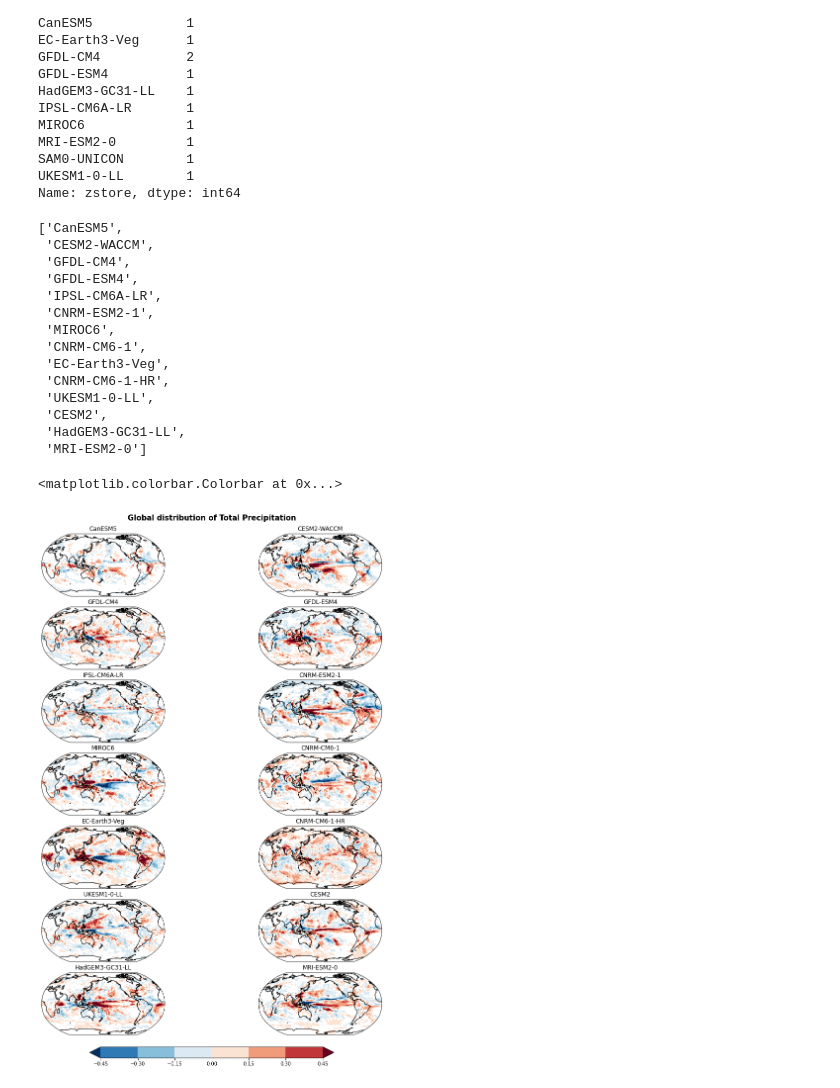
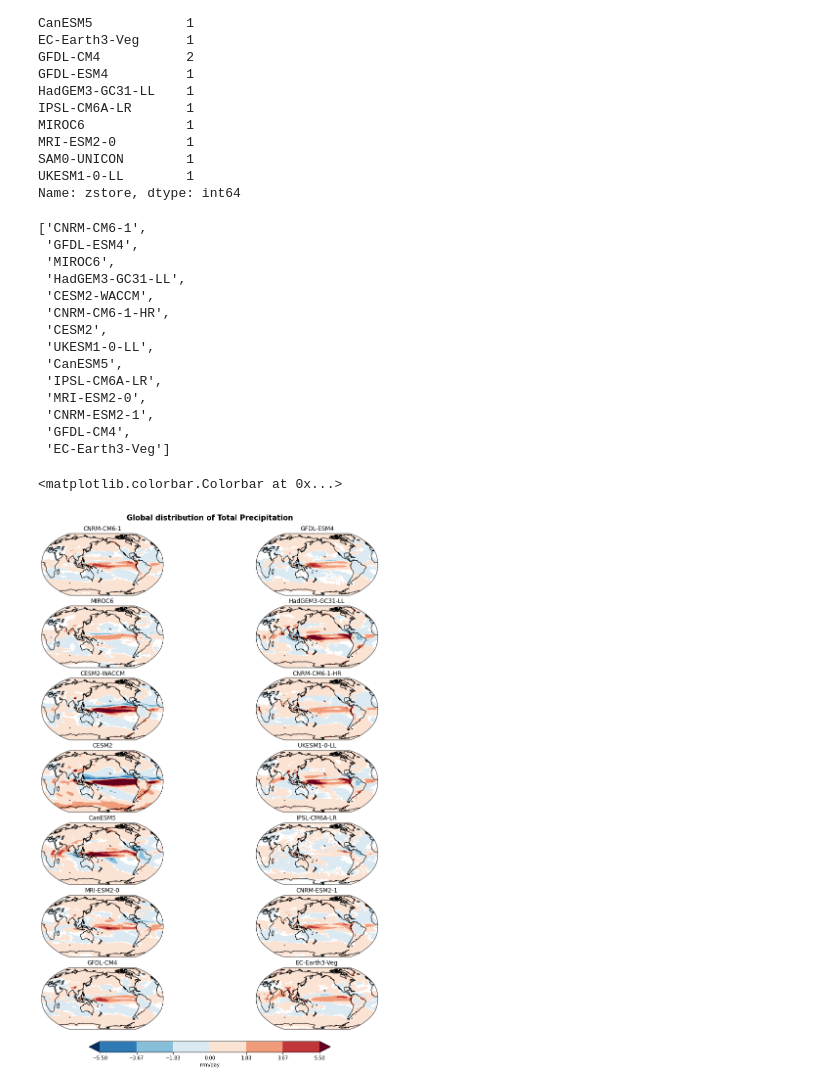
Before and after one commit to TaufiqHassan/cloud_CMIP6, a Jupyter notebook: precip_analysis.ipynb, the cells around one changed output. Cells and saved outputs as stored; diff of their text form; code cells hidden in the pictures.

```diff
--- a/precip_analysis.ipynb
+++ b/precip_analysis.ipynb
@@ -37,4 +80,4 @@ https://21c54fc80716.ngrok.io
 df = pd.read_csv('https://storage.googleapis.com/cmip6/cmip6-zarr-consolidated-stores.csv')
 # %%
 df_pic_pr = df.query("activity_id=='CMIP' & table_id=='day' & experiment_id == 'piControl' & variable_id=='pr'")
-df_x4_pr = df.query("activity_id=='CMIP' & table_id=='day' & experiment_id == 'abrupt-4xCO2' & variable_id=='pr'")
+df_x4_pr = df.query(" table_id=='day' & experiment_id == 'abrupt-4xCO2' & variable_id=='pr'")
@@ -71,17 +112,17 @@ Name: zstore, dtype: int64
 common_models = list(set(df_x4_pr['source_id']) & set(df_pic_pr['source_id']))
 common_models
 # %% [output]
-['CanESM5',
+['CNRM-CM6-1',
+ 'GFDL-ESM4',
+ 'MIROC6',
+ 'HadGEM3-GC31-LL',
  'CESM2-WACCM',
+ 'CNRM-CM6-1-HR',
+ 'CESM2',
+ 'UKESM1-0-LL',
+ 'CanESM5',
+ 'IPSL-CM6A-LR',
+ 'MRI-ESM2-0',
+ 'CNRM-ESM2-1',
  'GFDL-CM4',
- 'GFDL-ESM4',
- 'IPSL-CM6A-LR',
- 'CNRM-ESM2-1',
- 'MIROC6',
- 'CNRM-CM6-1',
- 'EC-Earth3-Veg',
- 'CNRM-CM6-1-HR',
- 'UKESM1-0-LL',
- 'CESM2',
- 'HadGEM3-GC31-LL',
- 'MRI-ESM2-0']
+ 'EC-Earth3-Veg']
@@ -88,4 +201,21 @@ common_models
 # %%
+def get_area(val,area):
+    if area=='global':
+        out=aave(val).spatial_avg()
+    if area=='tropic':
+        out=aave(val,lat_i=-30,lat_e=30).spatial_avg()
+    if area=='NH':
+        out=aave(val,lat_i=0).spatial_avg()
+    if area=='NH-mid':
+        out=aave(val,lat_i=0,lat_e=60,lon_i=-75,lon_e=0).spatial_avg()
+    if area=='SPG':
+        out=aave(val,lat_i=45,lat_e=60,lon_i=-50,lon_e=0).spatial_avg()
+    if area=='azores':
+        out=aave(val,lat_i=25,lat_e=35,lon_i=-35,lon_e=5).spatial_avg()
+    if area=='icelandic':
+        out=aave(val,lat_i=50,lat_e=60,lon_i=-35,lon_e=5).spatial_avg()
+    return out
+
 def get_data(df_psl, source_id):
   '''
   1) Loads data using zarr from Google cloud
@@ -109,37 +239,42 @@ def get_dpr(df_pic_pr,df_x4_pr,model):
   pr_pic = get_data(df_pic_pr, model)['pr']
   pr_x4 = get_data(df_x4_pr, model)['pr']
   pic_pr_mean = pr_pic[:18250].mean(dim='time').load()
-  x4_pr_mean = pr_pic[-18250:].mean(dim='time').load()
+  x4_pr_mean = pr_x4[-18250:].mean(dim='time').load()
   d_pr = ((x4_pr_mean-pic_pr_mean)*86400)
   return d_pr
+
+def get_avg(df, model, init, end):
+  ts=[]
+  pr_data = get_data(df, model)['pr'][init:end]
+  for i in range(len(pr_data.time)):
+    ts.append(get_area(pr_data[i,:,:],'global'))
+  return pd.Series(ts)
-# %%
-dpr = get_dpr(df_pic_pr,df_x4_pr,common_models[1])
 # %%
 ## Plotting total precip change
 proj = ccrs.Robinson(central_longitude = 180)
 fig, axs = plt.subplots(7,2,figsize=[14,18],subplot_kw=dict(projection=proj))
 fig.suptitle('Global distribution of Total Precipitation',fontsize=15,weight='bold')
-clevs = [-.75,-.5,-.25,-.1,.1,.25,.5,.75]
+clevs = np.linspace(-5.5,5.5,11)
 m = 0
 n = 0
 for i in range(0,14):
   dpr = get_dpr(df_pic_pr,df_x4_pr,common_models[i])
-  d_pr = dpr.where((dpr<-0.05) | (dpr>.05))
-  a = d_pr.plot.contourf(ax=axs[n,m], robust=True, level=clevs, transform=ccrs.PlateCarree(), cmap='RdBu_r',extend='both',add_colorbar=False,vmin=-.45,vmax=.45)
+  d_pr = dpr.where((dpr<-0.1) | (dpr>.1))
+  a = d_pr.plot.contourf(ax=axs[n,m], level=clevs, robust=True, transform=ccrs.PlateCarree(), cmap='RdBu_r',extend='both',add_colorbar=False,vmin=-5.5,vmax=5.5)
   # plt.contourf(d_pr.lon,d_pr.lat,d_pr,robust=True, transform=ccrs.PlateCarree(), cmap='bwr',extend='both')
   axs[n,m].coastlines()
   axs[n,m].set_global()
   axs[n,m].set_title(common_models[i])
   m=m+1
   if m>1:
     m=0
     n=n+1
   else:
     continue
 plt.tight_layout()
 fig.subplots_adjust(top=0.95)
-fig.colorbar(a,ax=axs.ravel().tolist(),orientation='horizontal',pad=0.02, shrink=0.5)
+fig.colorbar(a,ax=axs.ravel().tolist(),orientation='horizontal',pad=0.02, shrink=0.5,label='mm/day')
 # %% [output]
 <matplotlib.colorbar.Colorbar at 0x...>
-[figure, old version]
+[figure, new version]
 # %%
```
Also changed, not shown: parts of 12 cells of this notebook.
